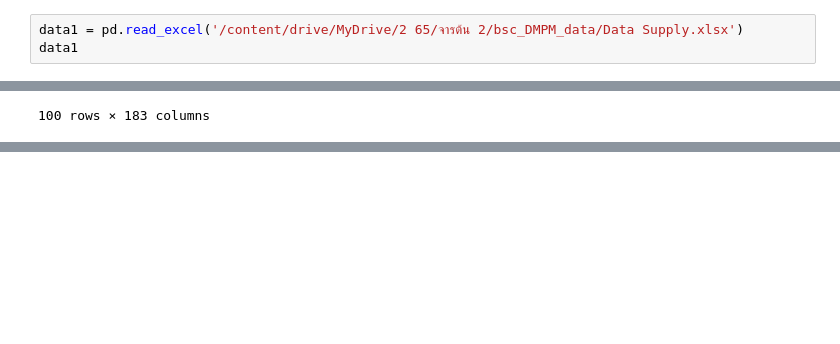
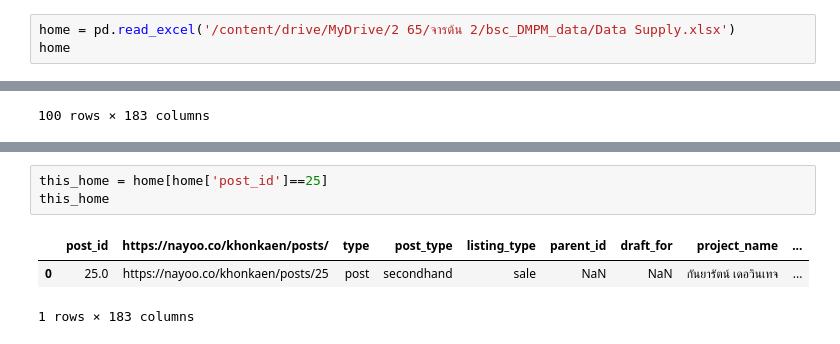
Before and after one commit to 1234567890qqqqqq/bsc_dpdm22, a Jupyter notebook: [dataprep2]_GIS_point_of_interest_data.ipynb, the cells around one changed output, grey strips where cells are left out. Saved outputs shown, nothing was run; the diff lists cells and outputs as text; blank space fills up the shorter version.

```diff
--- a/[dataprep2]_GIS_point_of_interest_data.ipynb
+++ b/[dataprep2]_GIS_point_of_interest_data.ipynb
@@ -92,8 +114,8 @@ l
 # %% [markdown]
 #load data บ้าน(home)
 # %%
-data1 = pd.read_excel('/content/drive/MyDrive/2 65/จารต้น 2/bsc_DMPM_data/Data Supply.xlsx')
-data1
+home = pd.read_excel('/content/drive/MyDrive/2 65/จารต้น 2/bsc_DMPM_data/Data Supply.xlsx')
+home
 # %% [output]
 |  | post_id | https://nayoo.co/khonkaen/posts/ | type | post_type | listing_type | parent_id | draft_for | project_name | ... |
 | 0 | 25.0 | https://nayoo.co/khonkaen/posts/25 | post | secondhand | sale | NaN | NaN | กันยารัตน์ เดอวินเทจ | ... |
@@ -146,0 +154,7 @@ this_json['6']
+# %%
+this_home = home[home['post_id']==25]
+this_home
+# %% [output]
+|  | post_id | https://nayoo.co/khonkaen/posts/ | type | post_type | listing_type | parent_id | draft_for | project_name | ... |
+| 0 | 25.0 | https://nayoo.co/khonkaen/posts/25 | post | secondhand | sale | NaN | NaN | กันยารัตน์ เดอวินเทจ | ... |
+1 rows × 183 columns
```
Also changed, not shown: parts of 16 cells of this notebook.
